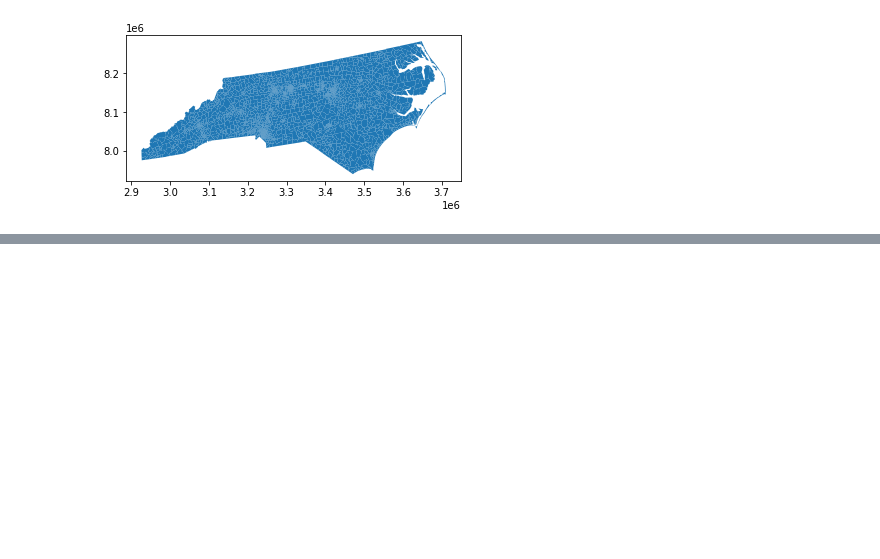
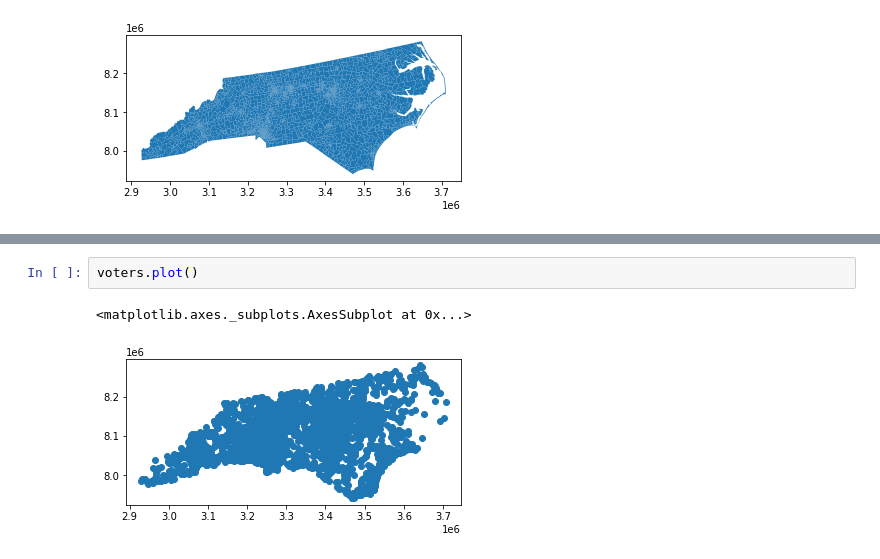
Before and after one commit to nickeubank/partisan_dislocation, a Jupyter notebook: dislocation_tutorial.ipynb, the cells around one changed output, grey strips where cells are left out. Saved outputs shown, nothing was run; the diff lists cells and outputs as text; blank space fills up the shorter version.

```diff
--- a/dislocation_tutorial.ipynb
+++ b/dislocation_tutorial.ipynb
@@ -53,0 +38,5 @@ Type:      function
+# %%
+voters.plot()
+# %% [output]
+<matplotlib.axes._subplots.AxesSubplot at 0x...>
+[figure, added]
```
Also changed, not shown: parts of 10 cells of this notebook, 2 other files.
